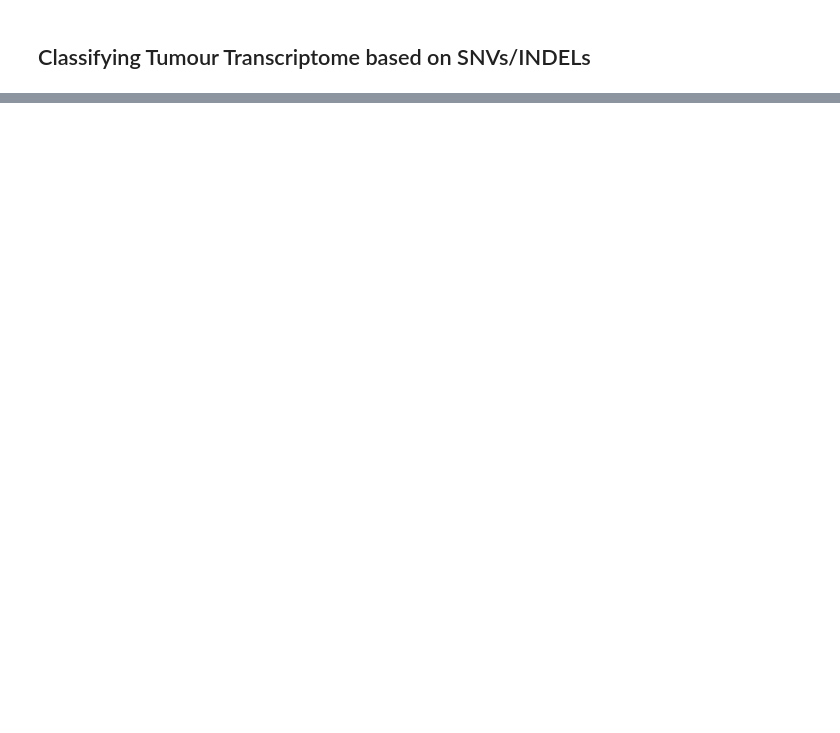
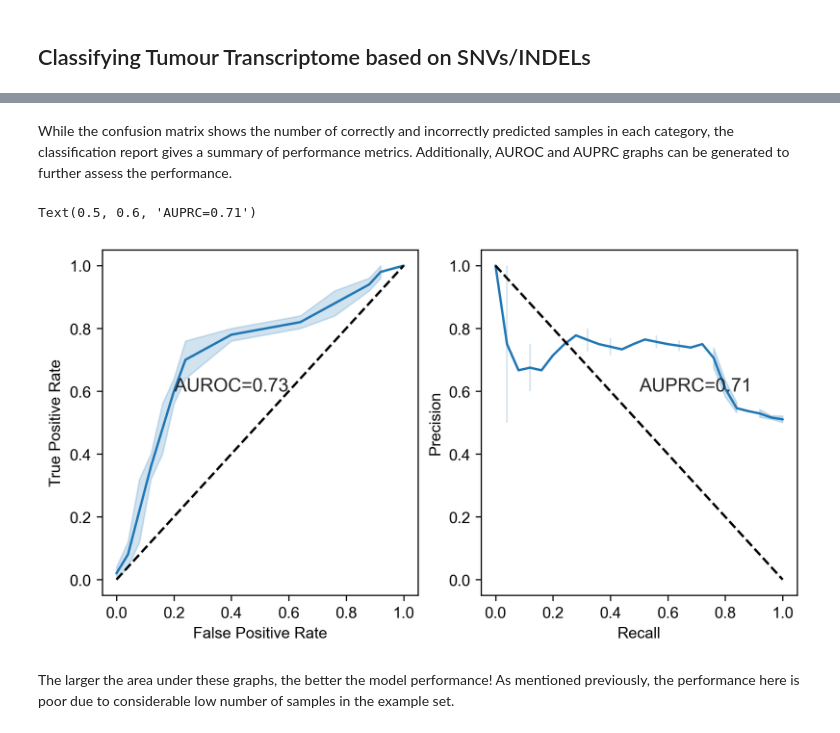
Before and after one commit to FaezeK/Cancer_Gene_Mutational_Status_Classifier, a Jupyter notebook: tutorial/classify_based_on_SNV.ipynb, the cells around one changed output, grey strips where cells are left out. Drawn from its saved outputs; the diff is of its cells as text; code cells hidden in the pictures; blank space fills up the shorter version.

```diff
--- a/tutorial/classify_based_on_SNV.ipynb
+++ b/tutorial/classify_based_on_SNV.ipynb
@@ -21,0 +63,8 @@ y = pd.read_csv('../example_data/y.tsv', delimiter = '\t', header=0, index_col=0
+# %%
+# train the model on 90% of samples with the best hyperparameters
+clf = RandomForestClassifier(n_estimators=best_n_estimators, max_depth=best_max_depth,
+                             max_features=best_max_features, max_samples=best_max_samples,
+                             min_samples_leaf=best_min_samples_leaf, min_samples_split=best_min_samples_split, n_jobs=40)
+clf.fit(X_train, y_train)
+
+print(clf.score(X_train, y_train))
@@ -21,0 +73,7 @@ y = pd.read_csv('../example_data/y.tsv', delimiter = '\t', header=0, index_col=0
+# %%
+# test the performance on 10% of samples that were put aside at the beginning
+sample_ids = X_test.index.values
+rf_predictions = clf.predict(X_test)
+rf_pred_df = pd.DataFrame({'p_id':sample_ids, 'status':y_test, 'predict':rf_predictions})
+
+print(classification_report(rf_pred_df.status, rf_pred_df.predict))
@@ -21,0 +95,6 @@ y = pd.read_csv('../example_data/y.tsv', delimiter = '\t', header=0, index_col=0
+# %%
+skf = StratifiedKFold(n_splits=5, shuffle=True)
+
+clf = RandomForestClassifier(n_estimators=3000, max_depth=best_max_depth, max_features=best_max_features,
+                             max_samples=best_max_samples, min_samples_split=best_min_samples_split,
+                             min_samples_leaf=best_min_samples_leaf)
@@ -21,0 +156,6 @@ y = pd.read_csv('../example_data/y.tsv', delimiter = '\t', header=0, index_col=0
+# %%
+all_pred_df, all_prob, true_label_prob = test_performance_5_fold_CV(clf, skf, X, y)
+
+# assess performance
+print(confusion_matrix(all_pred_df.status, all_pred_df.predict, labels=['mut','wt']))
+print(classification_report(all_pred_df.status, all_pred_df.predict))
@@ -21,0 +173,19 @@ y = pd.read_csv('../example_data/y.tsv', delimiter = '\t', header=0, index_col=0
+# %% [markdown]
+While the confusion matrix shows the number of correctly and incorrectly predicted samples in each category, the classification report gives a summary of performance metrics. Additionally, AUROC and AUPRC graphs can be generated to further assess the performance.
+# %%
+fig, axes =plt.subplots(1, 2, figsize=(8, 4), dpi=300)
+sns.set_theme()
+fnt_size = 18
+generate_auroc_curve(all_pred_df.status, true_label_prob, axes[0])
+generate_auprc_curve(all_pred_df.status, true_label_prob, axes[1])
+
+auprc_val = sklearn.metrics.average_precision_score(all_pred_df.status, true_label_prob, pos_label="wt")
+auroc_val = sklearn.metrics.roc_auc_score(all_pred_df.status, true_label_prob)
+
+axes[0].text(0.20, 0.60, 'AUROC='+str(round(auroc_val, 2)))
+axes[1].text(0.50, 0.60, 'AUPRC='+str(round(auprc_val, 2)))
+# %% [output]
+Text(0.5, 0.6, 'AUPRC=0.71')
+[figure, added]
+# %% [markdown]
+The larger the area under these graphs, the better the model performance! As mentioned previously, the performance here is poor due to considerable low number of samples in the example set.
```
Also changed, not shown: parts of 14 cells of this notebook.
